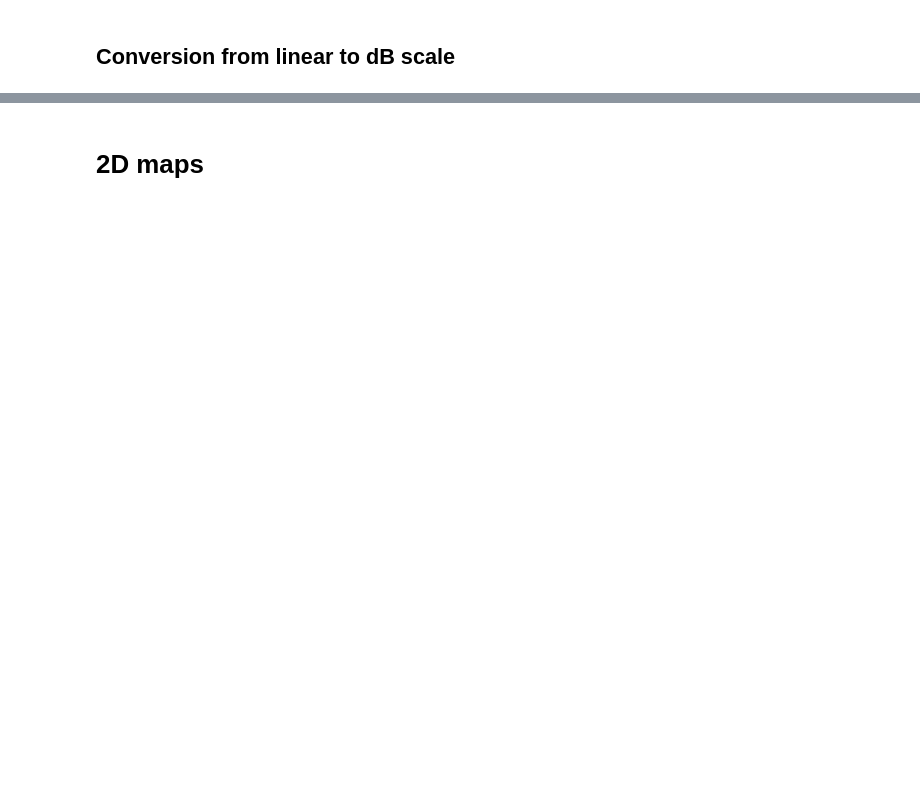
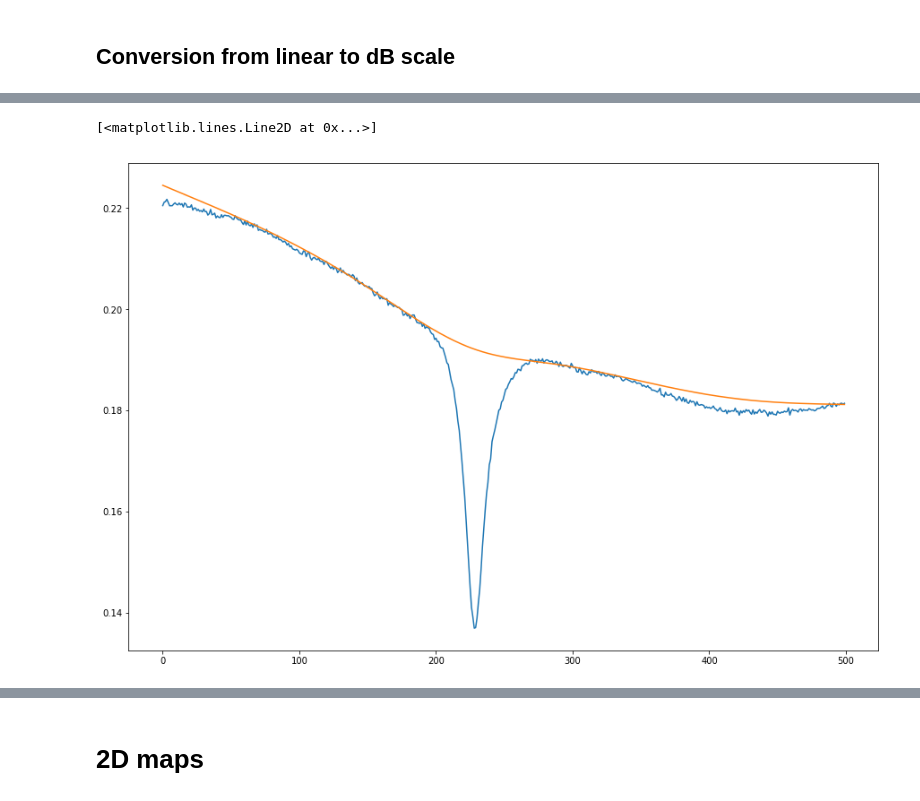
Before and after one commit to simonzihlmann/Qcodes, a Jupyter notebook: docs/tutorial/QCoDeS Tutorial-VNA.ipynb, the cells around one changed output, grey strips where cells are left out. Saved outputs shown, nothing was run; the diff lists cells and outputs as text; code cells hidden in the pictures; blank space fills up the shorter version.

```diff
--- a/docs/tutorial/QCoDeS Tutorial-VNA.ipynb
+++ b/docs/tutorial/QCoDeS Tutorial-VNA.ipynb
@@ -134,0 +109,19 @@ _ = loop.with_bg_task(plot_1d.update).run()  # run the loop
+# %%
+from resonator_tools import circuit
+
+complex_S = np.array(data.VNA_S21_magnitude)*np.exp(1j*phase_corrected)
+
+port1 = circuit.reflection_port(f_data=freq,
+                                z_data_raw=complex_S)
+
+lam = 1e5 #smoothness
+p = 0.99  #asymmetry
+fitted_baseline = port1.fit_baseline_amp(port1.z_data_raw,lam,p,niter=100)
+
+plt.plot()
+
+plt.plot(np.absolute(port1.z_data_raw))
+plt.plot(fitted_baseline)
+# %% [output]
+[<matplotlib.lines.Line2D at 0x...>]
+[figure, added]
```
Also changed, not shown: parts of 38 cells of this notebook.
